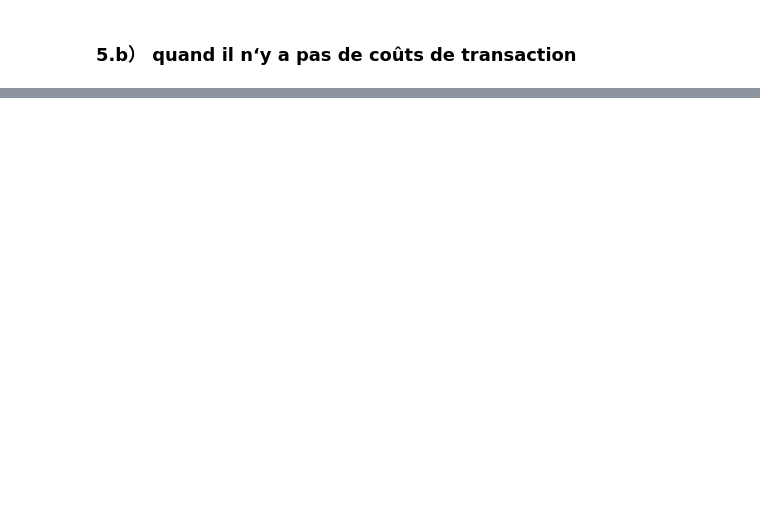
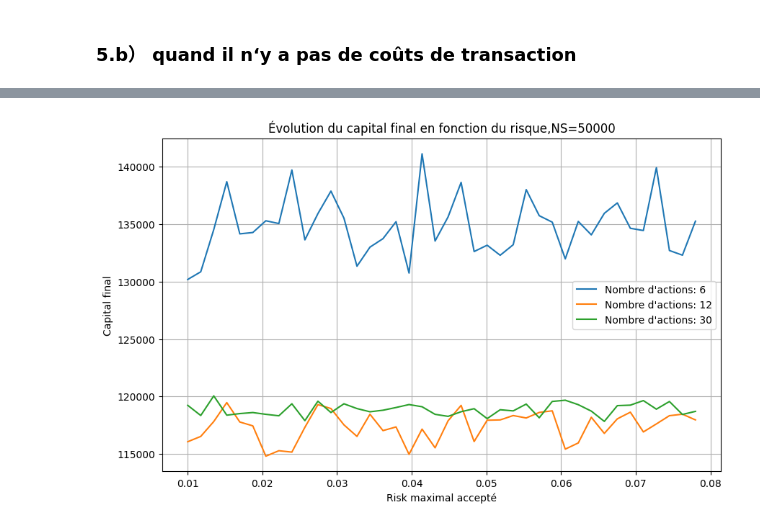
Before and after one commit to yangjoanne216/FinanceMarche, a Jupyter notebook: Main_ChangeNumberActions.ipynb, the cells around one changed output, grey strips where cells are left out. Saved outputs shown, nothing was run; the diff lists cells and outputs as text; code cells hidden in the pictures; blank space fills up the shorter version.

```diff
--- a/Main_ChangeNumberActions.ipynb
+++ b/Main_ChangeNumberActions.ipynb
@@ -275,0 +298,50 @@ plt.show()
+# %%
+def find_final_capital(C, x_opt, S, k, freq=1):
+    Cs = [C]
+    S0 = np.array([S[i][0] for i in range(len(S))])
+    theta, cash, fee = cal_theta_cash_fee(C, x_opt, S0, k, np.zeros(len(S), dtype=int))
+    fees = [fee]
+
+    for t in range(1, len(S[0])):
+        St = np.array([S[i][t] for i in range(len(S))])
+        C = cash + theta.T @ St
+        Cs.append(C)
+
+        if t % freq == 0:
+            theta, cash, fee = cal_theta_cash_fee(C, x_opt, St, k, theta)
+            fees.append(fee)
+        else:
+            fees.append(0)
+    return Cs[-1]
+# %%
+C = 100000  # capital initial
+k = 0.05
+freq = 1
+sig_mag_axe = np.linspace(0.078, 0.01, 40)
+NS=50000
+
+plt.figure(figsize=(10, 6))
+
+for BD_name, BD in BD_dict.items():
+    BD_filtered = filter_2019(BD)
+    ER, SIGMA = compute_statistics(BD_filtered)
+
+    S = [[(df.iloc[j, 3] + df.iloc[j, 4]) / 2 for j in range(len(df))] for df in BD_filtered]
+
+    finallist = []
+
+    for i in sig_mag_axe:
+        x_opt, _ = get_x_opt(NS, len(BD_filtered), i, ER, SIGMA)
+        finalCapital = find_final_capital(C, x_opt, S, k, freq)
+        finallist.append(finalCapital)
+
+    plt.plot(sig_mag_axe, finallist, label=f"Nombre d'actions: {BD_name[2:]}")
+
+plt.xlabel("Risk maximal accepté")
+plt.ylabel("Capital final")
+plt.title(f"Évolution du capital final en fonction du risque,NS={NS}")
+plt.legend()
+plt.grid()
+plt.show()
+# %% [output]
+[figure, added]
```
Also changed, not shown: parts of 6 cells of this notebook.
